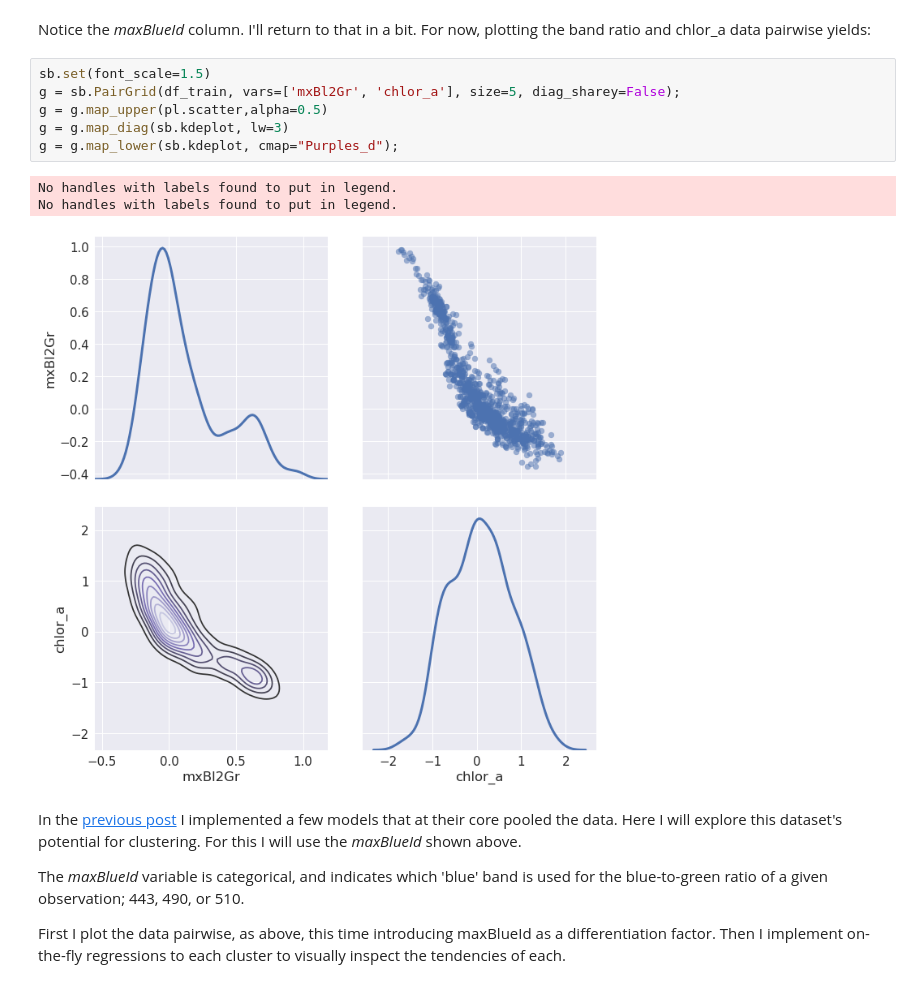
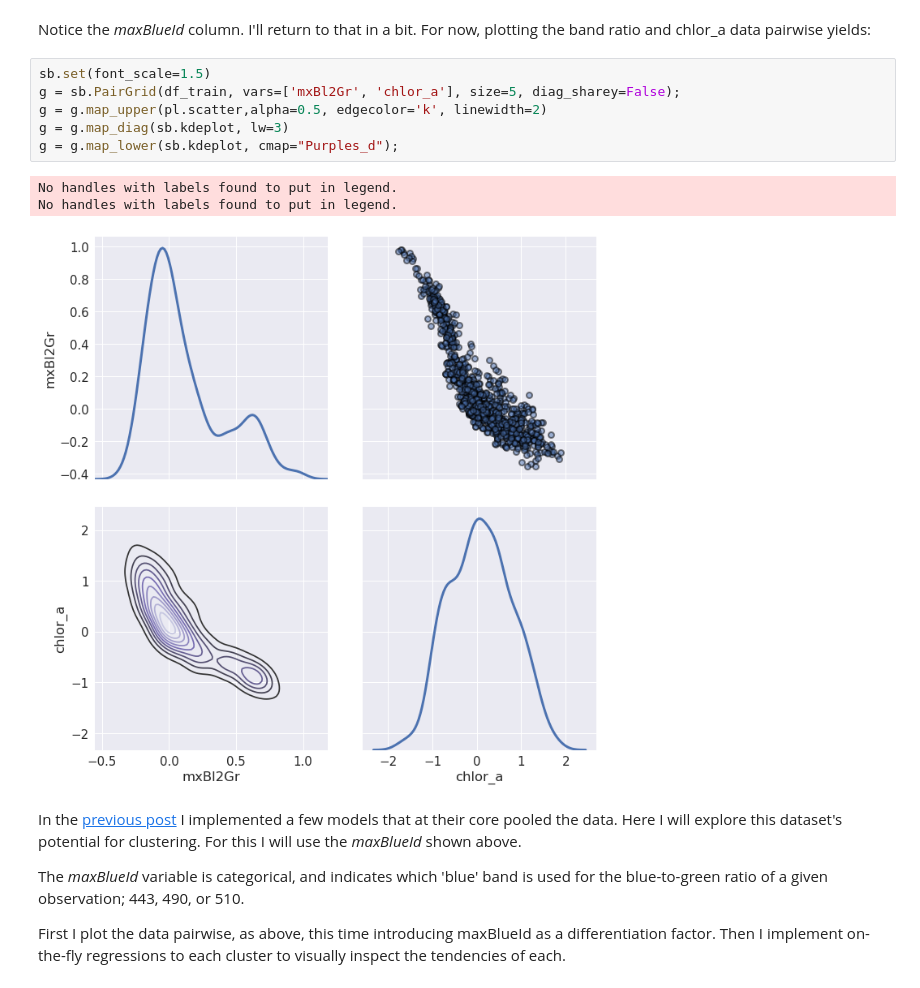
Before and after one commit to madHatter106/Bayesian-Chlorophyll, a Jupyter notebook: Bayesian Modeling for Oceanographers - 3 - Hierarchical models & varying effects.ipynb, the cells around one changed output. Drawn from its saved outputs; the diff is of its cells as text.

```diff
--- a/Bayesian Modeling for Oceanographers - 3 - Hierarchical models & varying effects.ipynb
+++ b/Bayesian Modeling for Oceanographers - 3 - Hierarchical models & varying effects.ipynb
@@ -55,13 +55,13 @@ Notice the *maxBlueId* column. I'll return to that in a bit. For now, plotting t
 # %%
 sb.set(font_scale=1.5)
 g = sb.PairGrid(df_train, vars=['mxBl2Gr', 'chlor_a'], size=5, diag_sharey=False);
-g = g.map_upper(pl.scatter,alpha=0.5)
+g = g.map_upper(pl.scatter,alpha=0.5, edgecolor='k', linewidth=2)
 g = g.map_diag(sb.kdeplot, lw=3)
 g = g.map_lower(sb.kdeplot, cmap="Purples_d");
 # %% [output]
 No handles with labels found to put in legend.
 No handles with labels found to put in legend.
-[figure, old version]
+[figure, new version]
 # %% [markdown]
 In the [previous post]() I implemented a few models that at their core pooled the data. Here I will explore this dataset's potential for clustering. For this I will use the *maxBlueId* shown above.
 
```
Also changed, not shown: parts of 9 cells of this notebook.
